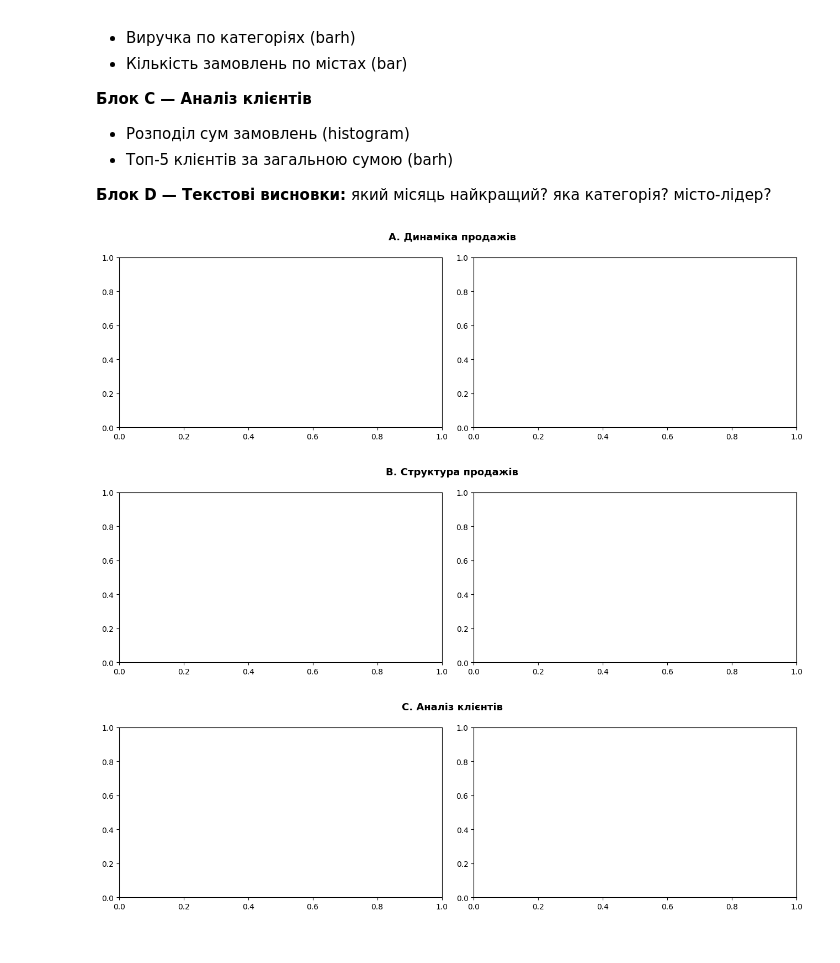
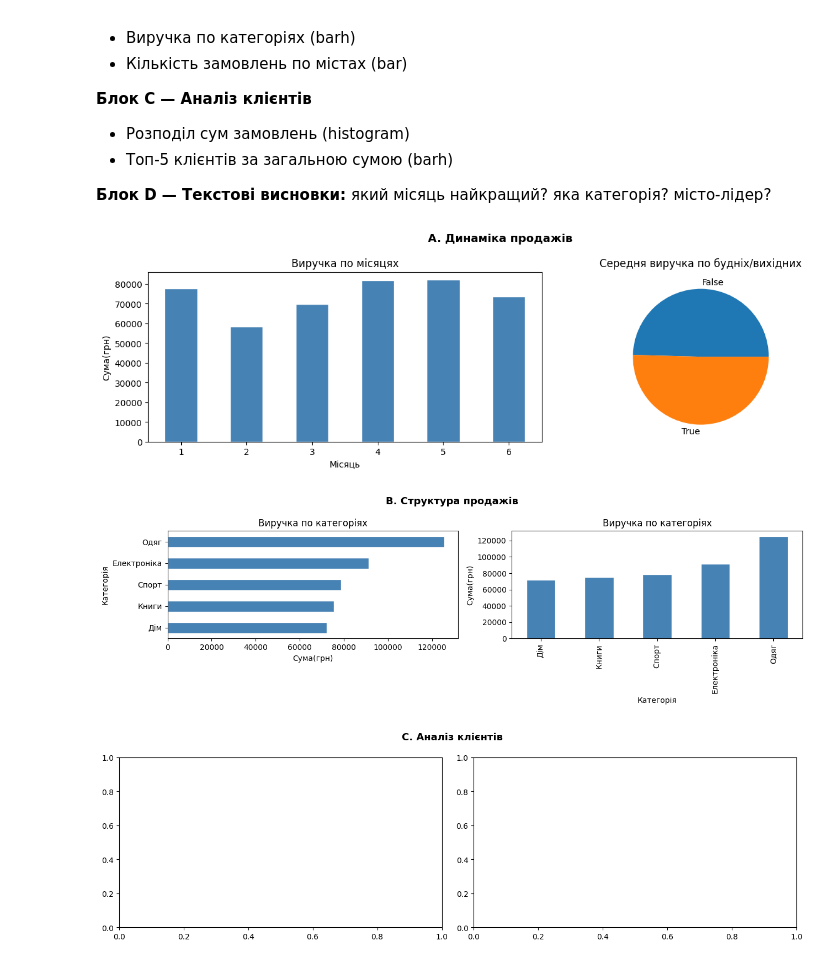
Before and after one commit to NadiiaIvashchuk/DTA_2026, a Jupyter notebook: classmade/"pandas_matplotlib_combined_ua_ipynb".ipynb, the cells around one changed output. Drawn from its saved outputs; the diff is of its cells as text; code cells hidden in the pictures.

```diff
--- a/classmade/"pandas_matplotlib_combined_ua_ipynb".ipynb
+++ b/classmade/"pandas_matplotlib_combined_ua_ipynb".ipynb
@@ -1158,25 +1172,39 @@ final.head(6)
 # %%
 # ═══ БЛОК A — Динаміка продажів ═══
 fig, axes = plt.subplots(1, 2, figsize=(13, 4))
 fig.suptitle('A. Динаміка продажів', fontsize=13, weight='bold')
 
 # Твій код тут:
+rev_by_month = final.groupby("Місяць")["Сума"].sum()
+rev_by_month.plot.bar(ax=axes[0], color='steelblue', edgecolor='white',
+                     title='Виручка по місяцях', ylabel='Сума(грн)', rot=0)
+
+rev_by_weekday = final.groupby("Вихідний")["Сума"].mean().round(1)
+rev_by_weekday.plot.pie(ax=axes[1], color='steelblue',
+                     title='Середня виручка по будніх/вихідних', ylabel='')
 
 plt.tight_layout()
 plt.show()
 # %% [output]
-[figure, old version]
+[figure, new version]
 # %%
 # ═══ БЛОК B — Структура ═══
 fig, axes = plt.subplots(1, 2, figsize=(13, 4))
 fig.suptitle('B. Структура продажів', fontsize=13, weight='bold')
 
 # Твій код тут:
+rev_by_category = final.groupby("Категорія")["Сума"].sum().sort_values()
+rev_by_category.plot.barh(ax=axes[0], color='steelblue', edgecolor='white',
+                     title='Виручка по категоріях', xlabel='Сума(грн)')
+
+rev_by_city = final.groupby("Категорія")["Сума"].sum().sort_values()
+rev_by_city.plot.bar(ax=axes[1], color='steelblue', edgecolor='white',
+                     title='Виручка по категоріях', ylabel='Сума(грн)')
 
 plt.tight_layout()
 plt.show()
 # %% [output]
-[figure, old version]
+[figure, new version]
 # %%
 # ═══ БЛОК C — Клієнти ═══
 fig, axes = plt.subplots(1, 2, figsize=(13, 4))
```
Also changed, not shown: parts of 3 cells of this notebook.
